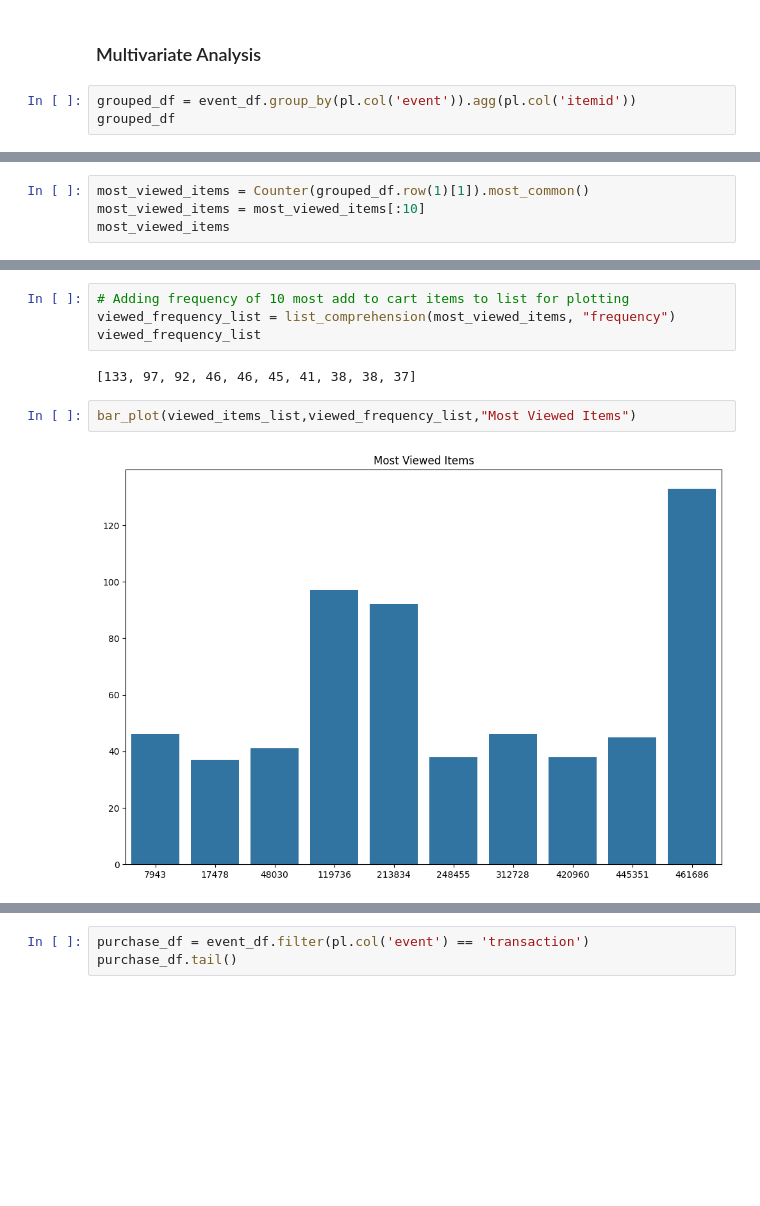
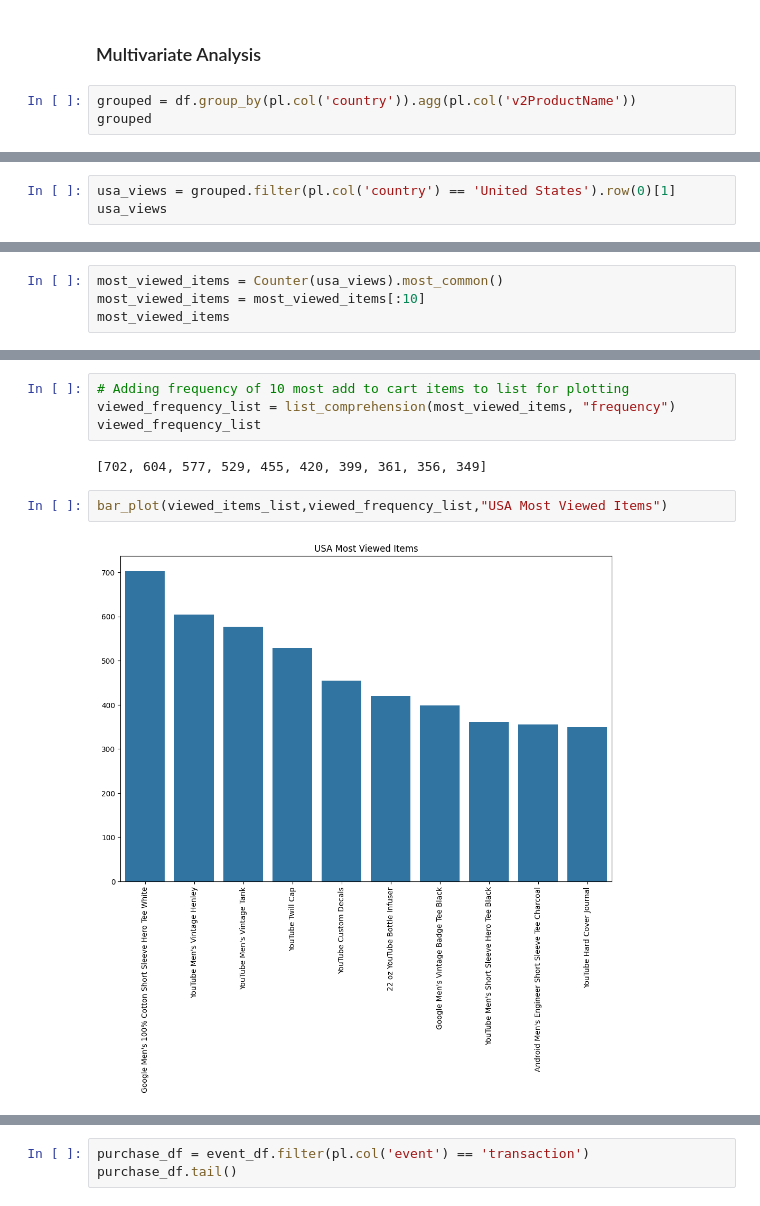
Before and after one commit to Andrew-Bordei/Data-Science, a Jupyter notebook: recommendation_system/notebooks/eda.ipynb, the cells around one changed output, grey strips where cells are left out. Drawn from its saved outputs; the diff is of its cells as text; blank space fills up the shorter version.

```diff
--- a/recommendation_system/notebooks/eda.ipynb
+++ b/recommendation_system/notebooks/eda.ipynb
@@ -202,6 +181,6 @@ shape: (5, 22)
 # %% [markdown]
 ### Multivariate Analysis
 # %%
-grouped_df = event_df.group_by(pl.col('event')).agg(pl.col('itemid'))
-grouped_df
+grouped = df.group_by(pl.col('country')).agg(pl.col('v2ProductName'))
+grouped
 # %% [output]
@@ -297,0 +289,3 @@ bar_plot(cart_items_list,cart_frequency_list,"Most Freqently Added to Cart Items
+# %%
+usa_views = grouped.filter(pl.col('country') == 'United States').row(0)[1]
+usa_views
@@ -298,5 +310,5 @@ bar_plot(cart_items_list,cart_frequency_list,"Most Freqently Added to Cart Items
 # %%
-most_viewed_items = Counter(grouped_df.row(1)[1]).most_common()
+most_viewed_items = Counter(usa_views).most_common()
 most_viewed_items = most_viewed_items[:10]
 most_viewed_items
 # %% [output]
@@ -321,9 +342,9 @@ viewed_items_list
 viewed_frequency_list = list_comprehension(most_viewed_items, "frequency")
 viewed_frequency_list
 # %% [output]
-[133, 97, 92, 46, 46, 45, 41, 38, 38, 37]
+[702, 604, 577, 529, 455, 420, 399, 361, 356, 349]
 # %%
-bar_plot(viewed_items_list,viewed_frequency_list,"Most Viewed Items")
+bar_plot(viewed_items_list,viewed_frequency_list,"USA Most Viewed Items")
 # %% [output]
-[figure, old version]
+[figure, new version]
 # %%
```
Also changed, not shown: parts of 29 cells of this notebook, 1 other file.
